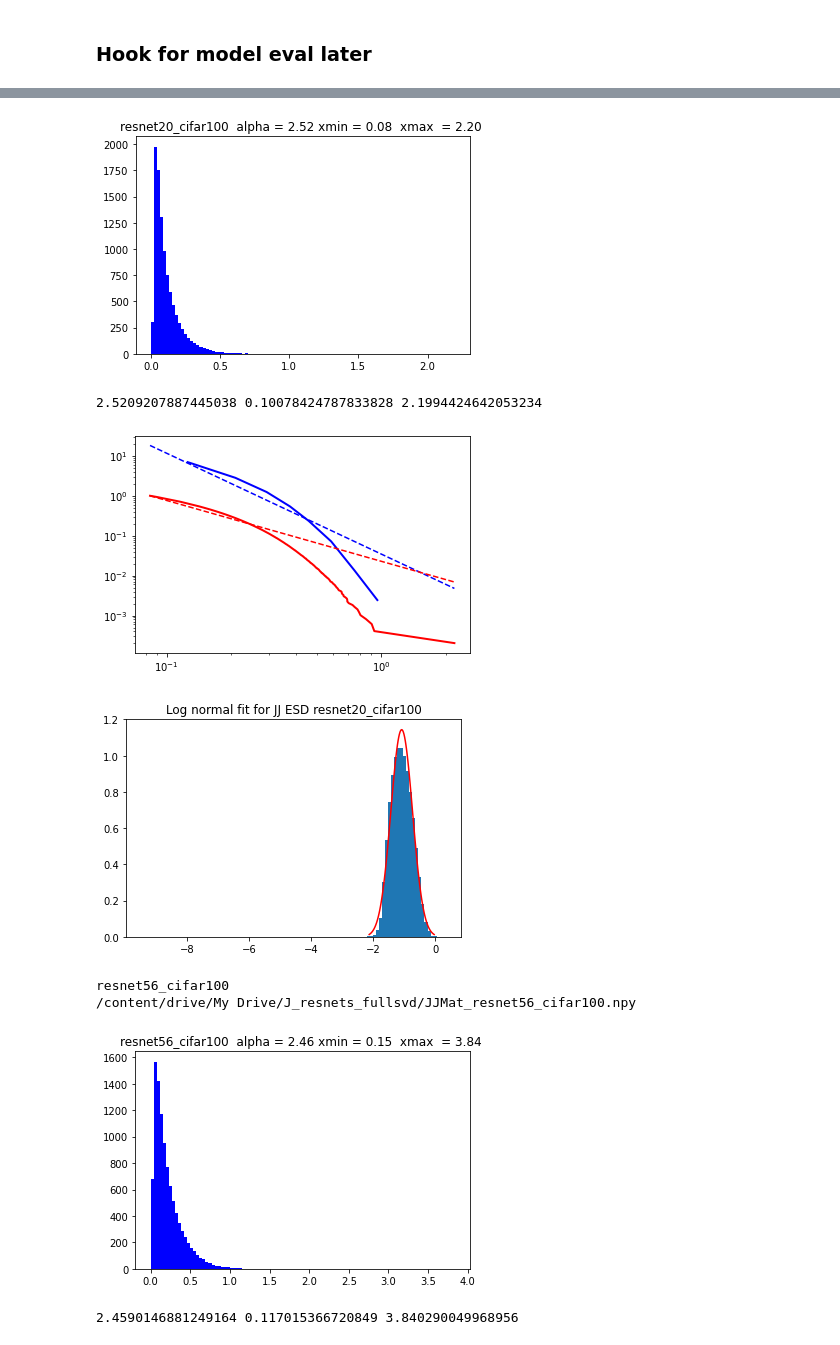
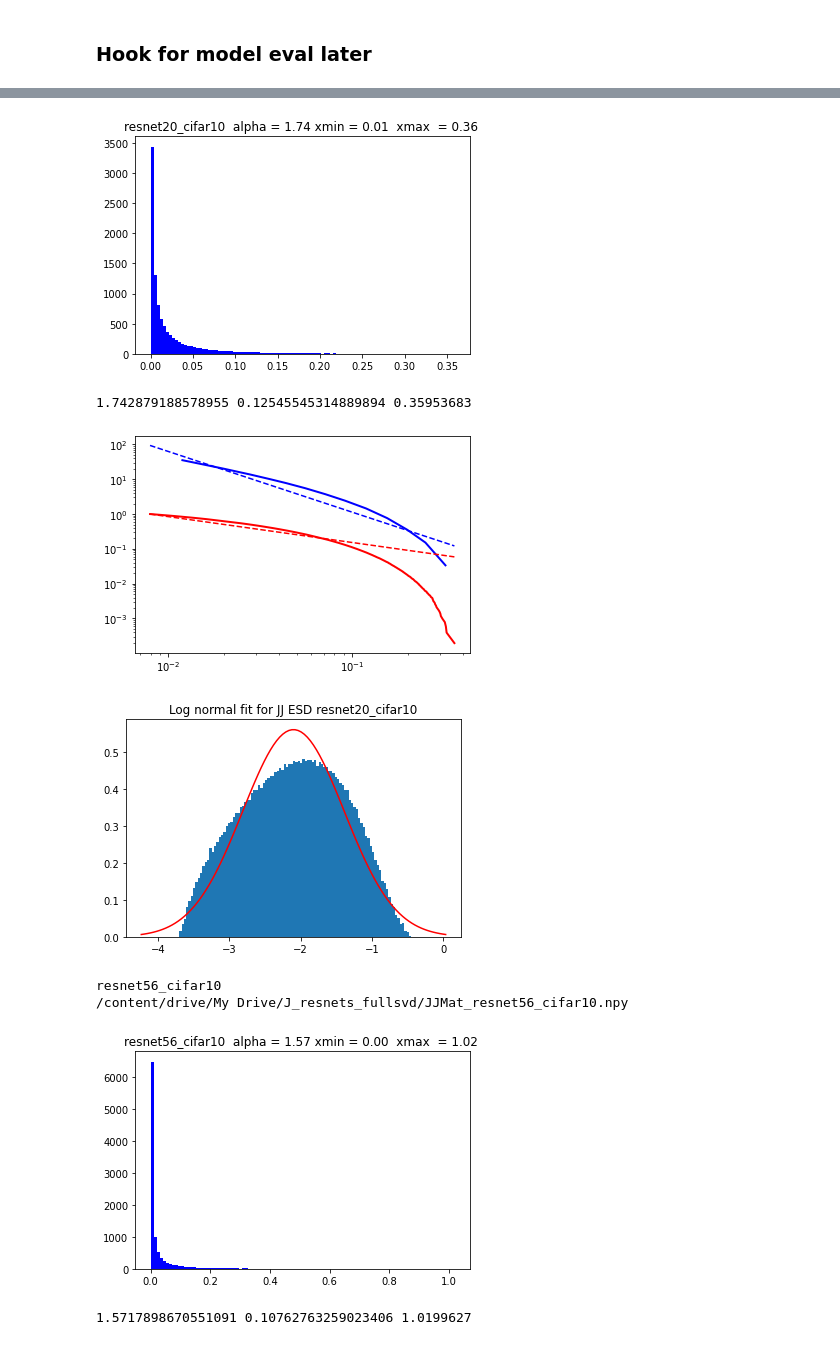
Before and after one commit to CalculatedContent/ww-phys_theory, a Jupyter notebook: Full_Test_Jacobians_Resnets_SVD_only.ipynb, the cells around one changed output, grey strips where cells are left out. Cells and saved outputs as stored; diff of their text form; code cells hidden in the pictures.

Commit message:
CIFAR10 data

```diff
--- a/Full_Test_Jacobians_Resnets_SVD_only.ipynb
+++ b/Full_Test_Jacobians_Resnets_SVD_only.ipynb
@@ -29,9 +29,16 @@ full_batched_jacobian()
 Jdir =  '/content/drive/My Drive/J_resnets_fullsvd'
 
 modelnames = ['resnet20_cifar100', 'resnet56_cifar100', 'resnet110_cifar100', 'resnet164bn_cifar100', 'resnet272bn_cifar100', 'resnet542bn_cifar100']
-#modelnames = [thismodel]
+num_classes = 100
 
-num_classes = 100
+
+modelnames = ['resnet20_cifar10', 'resnet56_cifar10', 'resnet110_cifar10', 'resnet164bn_cifar10',
+              'resnet272bn_cifar10', 'resnet542bn_cifar10','resnet1001_cifar10', 'resnet1202_cifar10']
+num_classes = 10
+
+
+
+
 num_data = 10000
 
 batched = True
@@ -220,10 +227,10 @@ time: 6.39 ms
 # %%
-for modelname in modelnames:
-  print(modelname)
-  JJMat = read_batched_JJMat(modelname, verbose=False)
-  filename = "{}/JJMat_{}".format(Jdir, modelname)
-  print(filename)
-  np.save(filename, JJMat)
+#for modelname in modelnames:
+#  print(modelname)
+#  JJMat = read_batched_JJMat(modelname, verbose=False)
+#  filename = "{}/JJMat_{}".format(Jdir, modelname)
+#  print(filename)
+#  np.save(filename, JJMat)
 
   #filename = "{}/JJMat_{}.npy".format(Jdir, modelname)
   #JJMat = np.load(filename)
@@ -255,5 +270,7 @@ time: 1.84 s
 # %%
 import powerlaw
+
+norm = (num_classes*3*32*32)
 
 alphas = []
 tail_alphas = []
@@ -318,8 +335,8 @@ resnet20_cifar100
-[figure, old version]
+[figure, new version]
-2.5209207887445038 0.10078424787833828 2.1994424642053234
+1.742879188578955 0.12545545314889894 0.35953683
-[figure, old version]
+[figure, new version]
-[figure, old version]
+[figure, new version]
-resnet56_cifar100
-/content/drive/My Drive/J_resnets_fullsvd/JJMat_resnet56_cifar100.npy
+resnet56_cifar10
+/content/drive/My Drive/J_resnets_fullsvd/JJMat_resnet56_cifar10.npy
-[figure, old version]
+[figure, new version]
-2.4590146881249164 0.117015366720849 3.840290049968956
+1.5717898670551091 0.10762763259023406 1.0199627
```
Also changed, not shown: parts of 21 cells of this notebook.
